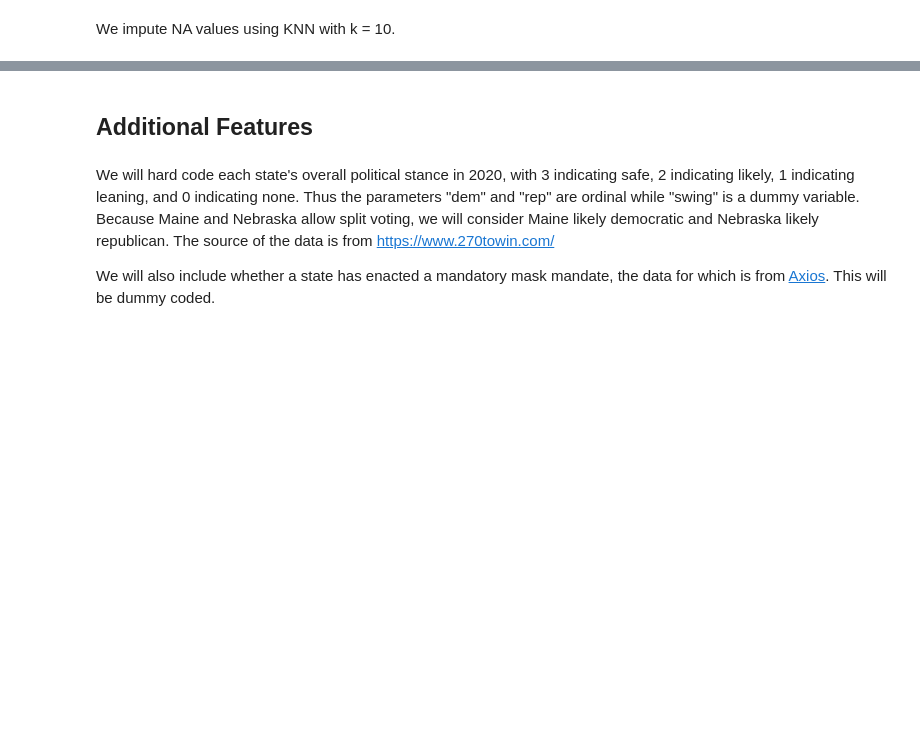
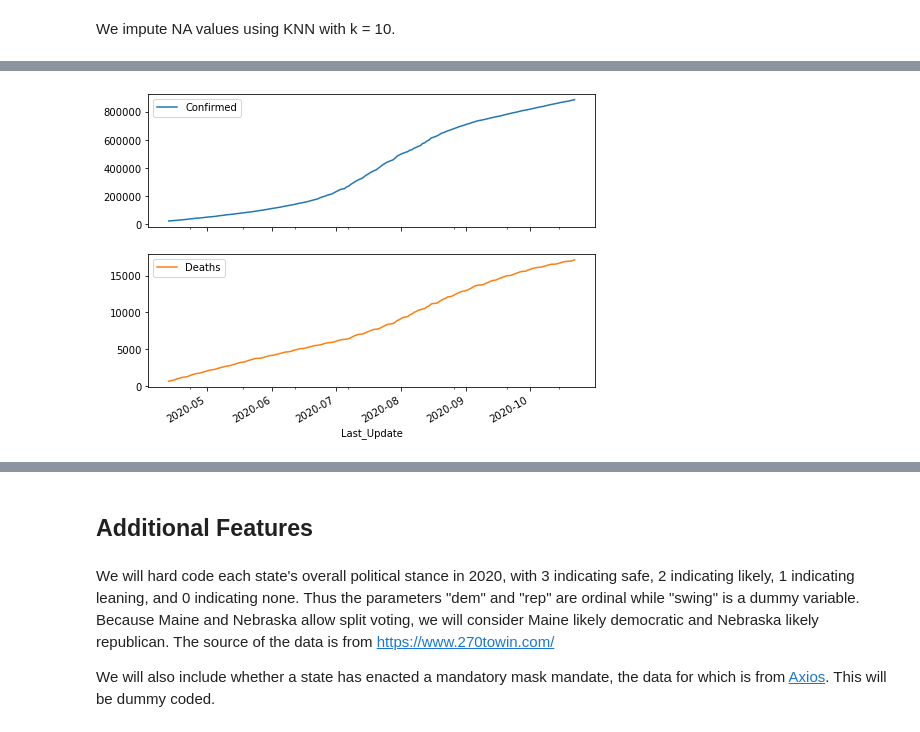
Before and after one commit to chauedwin/CS145-COVID, a Jupyter notebook: COVID_Prediction.ipynb, the cells around one changed output, grey strips where cells are left out. Saved outputs shown, nothing was run; the diff lists cells and outputs as text; code cells hidden in the pictures; blank space fills up the shorter version.

```diff
--- a/COVID_Prediction.ipynb
+++ b/COVID_Prediction.ipynb
@@ -75,0 +91,12 @@ data.head()
+# %%
+import os
+import datetime
+
+import IPython
+import IPython.display
+import matplotlib as mpl
+import seaborn as sns
+import tensorflow as tf
+
+mpl.rcParams['figure.figsize'] = (8, 6)
+mpl.rcParams['axes.grid'] = False
@@ -75,0 +105,9 @@ data.head()
+# %%
+cali = data[data.Province_State.isin(['California'])]
+cali = cali.sort_values(by=['Last_Update'])
+cali = cali.drop(columns = ['Province_State'])
+cali = cali.drop(columns = states)
+cali = cali.drop(columns = ['Lat', 'Long_'])
+# cali['Last_Update'] = cali['Last_Update'].astype(int)
+date_time = pd.to_datetime(cali.pop('Last_Update'), format='%Y-%m-%d %H:%M:%S')
+cali
@@ -75,0 +128,7 @@ data.head()
+# %%
+plot_cols = ['Confirmed', 'Deaths']
+plot_features = cali[plot_cols]
+plot_features.index = date_time
+_ = plot_features.plot(subplots=True)
+# %% [output]
+[figure, added]
```
Also changed, not shown: parts of 47 cells of this notebook.
